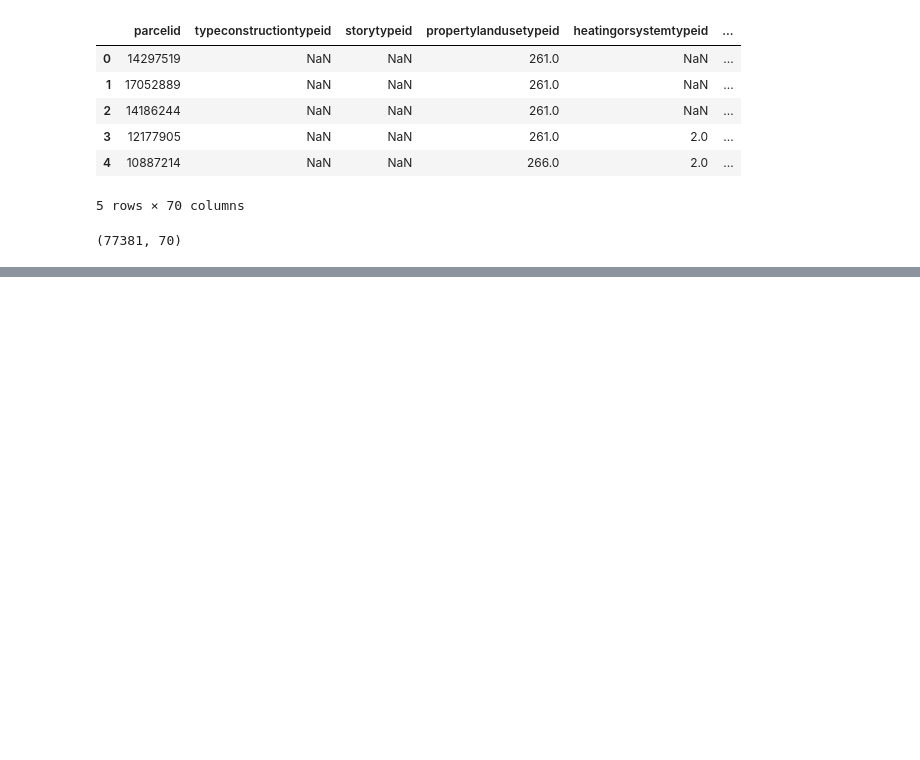
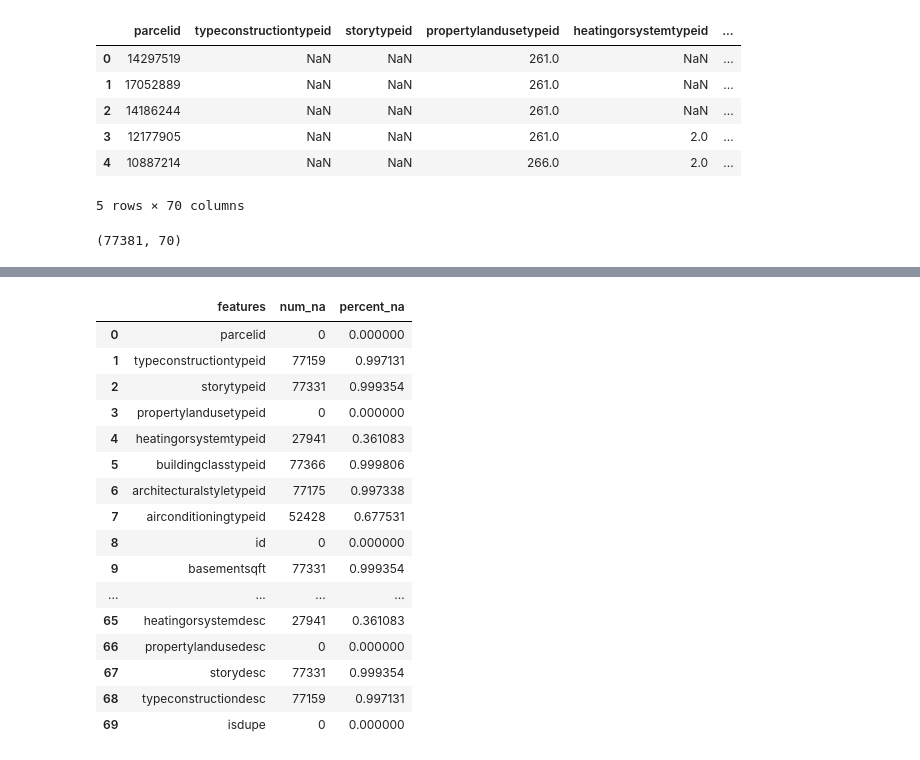
Before and after one commit to Bartholomew-Taylor/clustering_exercises, a Jupyter notebook: wrange_exercise.ipynb, the cells around one changed output, grey strips where cells are left out. Drawn from its saved outputs; the diff is of its cells as text; code cells hidden in the pictures; blank space fills up the shorter version.

```diff
--- a/wrange_exercise.ipynb
+++ b/wrange_exercise.ipynb
@@ -30,0 +105,22 @@ df_nodupe.shape
+# %%
+odf = na_stats(df_nodupe)
+
+odf
+# %% [output]
+|  | features | num_na | percent_na |
+| 0 | parcelid | 0 | 0.000000 |
+| 1 | typeconstructiontypeid | 77159 | 0.997131 |
+| 2 | storytypeid | 77331 | 0.999354 |
+| 3 | propertylandusetypeid | 0 | 0.000000 |
+| 4 | heatingorsystemtypeid | 27941 | 0.361083 |
+| 5 | buildingclasstypeid | 77366 | 0.999806 |
+| 6 | architecturalstyletypeid | 77175 | 0.997338 |
+| 7 | airconditioningtypeid | 52428 | 0.677531 |
+| 8 | id | 0 | 0.000000 |
+| 9 | basementsqft | 77331 | 0.999354 |
+| ... | ... | ... | ... |
+| 65 | heatingorsystemdesc | 27941 | 0.361083 |
+| 66 | propertylandusedesc | 0 | 0.000000 |
+| 67 | storydesc | 77331 | 0.999354 |
+| 68 | typeconstructiondesc | 77159 | 0.997131 |
+| 69 | isdupe | 0 | 0.000000 |
```
Also changed, not shown: parts of 22 cells of this notebook, 2 other files.
